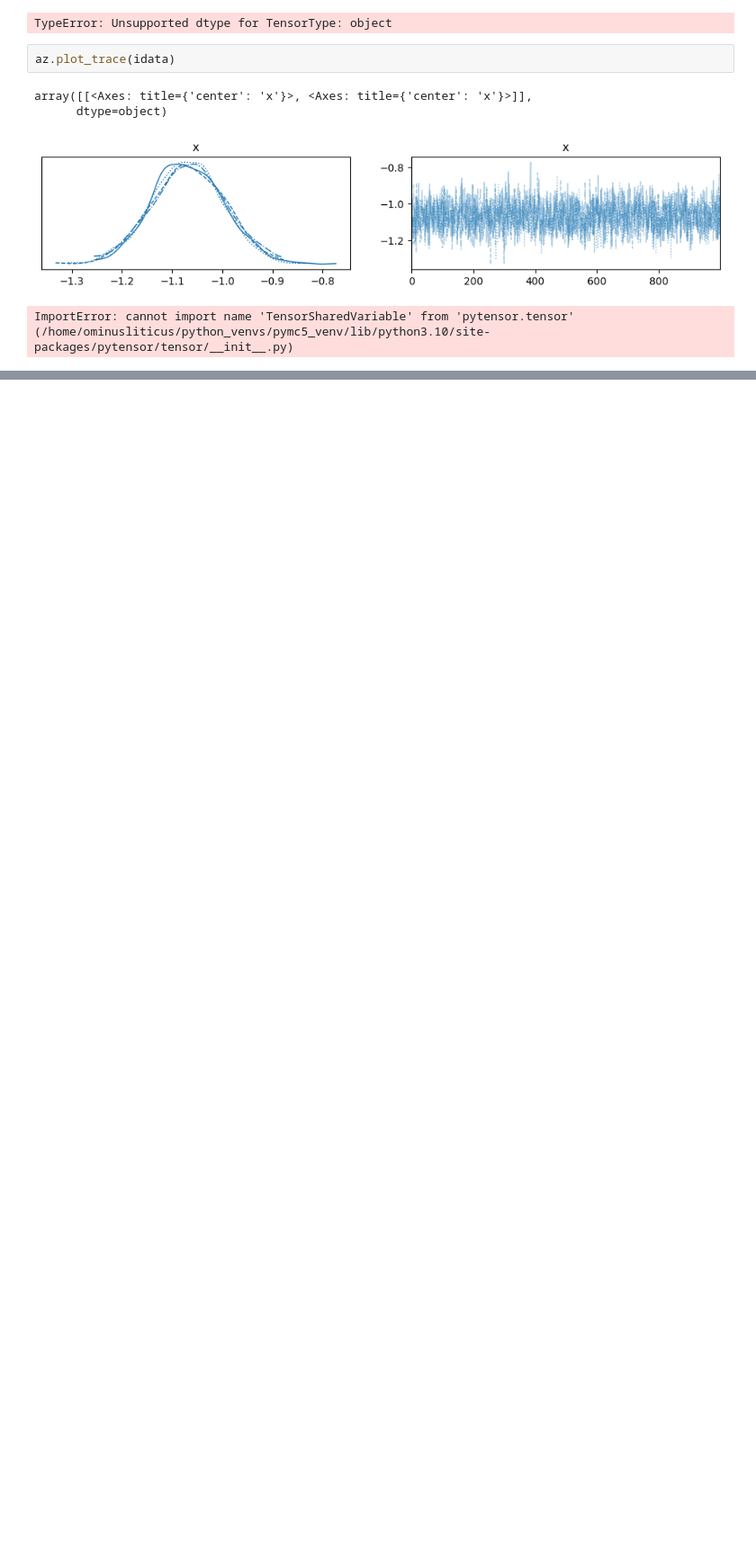
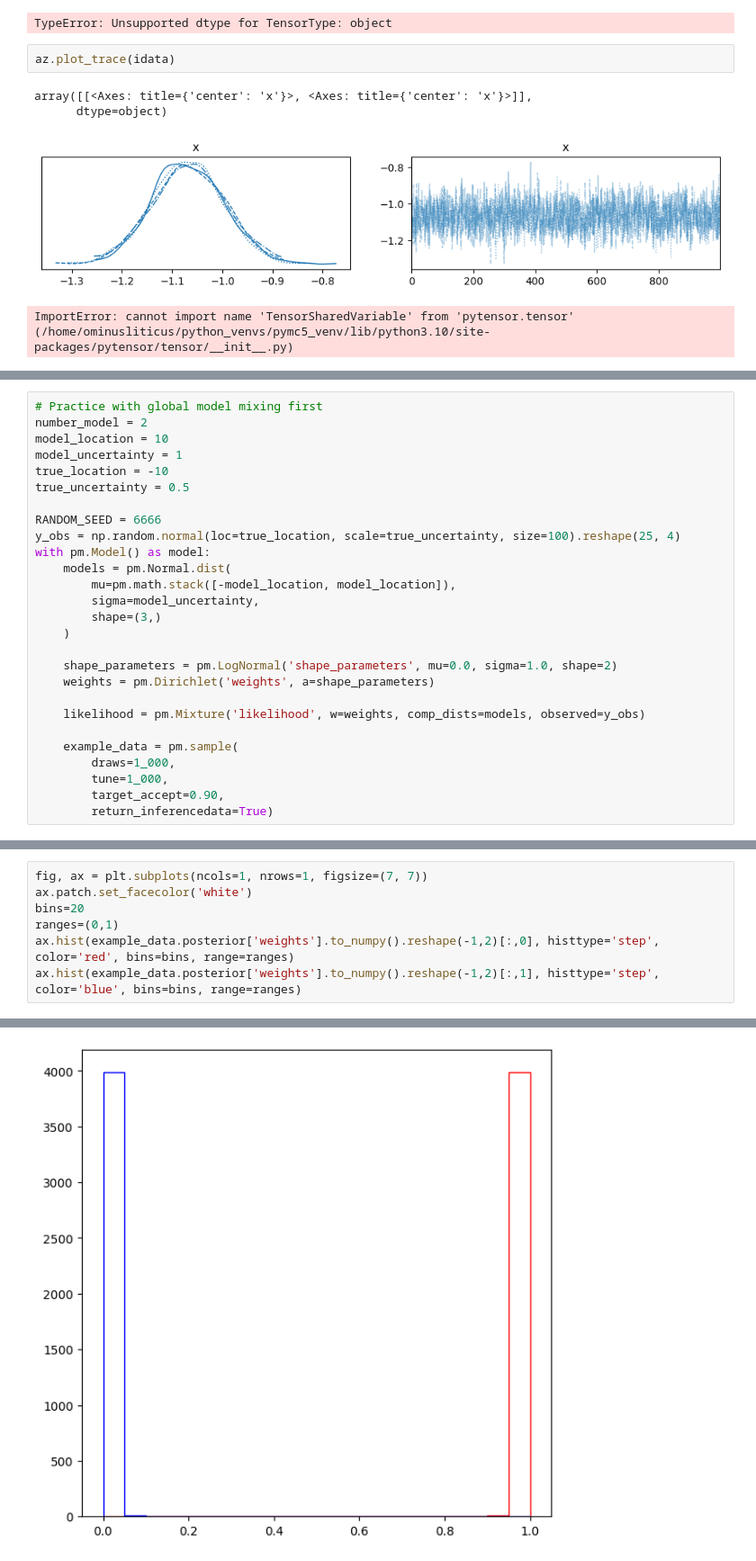
Before and after one commit to ominusliticus/Bayesian-BjorkenRTA, a Jupyter notebook: scripts/playing_with_pymc.ipynb, the cells around one changed output, grey strips where cells are left out. Shown at 90% size. Saved outputs shown, nothing was run; the diff lists cells and outputs as text; blank space fills up the shorter version.

```diff
--- a/scripts/playing_with_pymc.ipynb
+++ b/scripts/playing_with_pymc.ipynb
@@ -106,0 +124,27 @@ ImportError: cannot import name 'TensorSharedVariable' from 'pytensor.tensor' (/
+# %%
+# Practice with global model mixing first
+number_model = 2
+model_location = 10
+model_uncertainty = 1
+true_location = -10
+true_uncertainty = 0.5
+
+RANDOM_SEED = 6666
+y_obs = np.random.normal(loc=true_location, scale=true_uncertainty, size=100).reshape(25, 4)
+with pm.Model() as model:
+    models = pm.Normal.dist(
+        mu=pm.math.stack([-model_location, model_location]),
+        sigma=model_uncertainty,
+        shape=(3,)
+    )
+
+    shape_parameters = pm.LogNormal('shape_parameters', mu=0.0, sigma=1.0, shape=2)
+    weights = pm.Dirichlet('weights', a=shape_parameters)
+
+    likelihood = pm.Mixture('likelihood', w=weights, comp_dists=models, observed=y_obs)
+
+    example_data = pm.sample(
+        draws=1_000,
+        tune=1_000,
+        target_accept=0.90,
+        return_inferencedata=True)
@@ -106,0 +158,8 @@ ImportError: cannot import name 'TensorSharedVariable' from 'pytensor.tensor' (/
+# %%
+fig, ax = plt.subplots(ncols=1, nrows=1, figsize=(7, 7))
+ax.patch.set_facecolor('white')
+bins=20
+ranges=(0,1)
+ax.hist(example_data.posterior['weights'].to_numpy().reshape(-1,2)[:,0], histtype='step', color='red', bins=bins, range=ranges)
+ax.hist(example_data.posterior['weights'].to_numpy().reshape(-1,2)[:,1], histtype='step', color='blue', bins=bins, range=ranges)
+# %% [output]
@@ -106,0 +172 @@ ImportError: cannot import name 'TensorSharedVariable' from 'pytensor.tensor' (/
+[figure, added]
```
Also changed, not shown: parts of 7 cells of this notebook, 1 other file.
